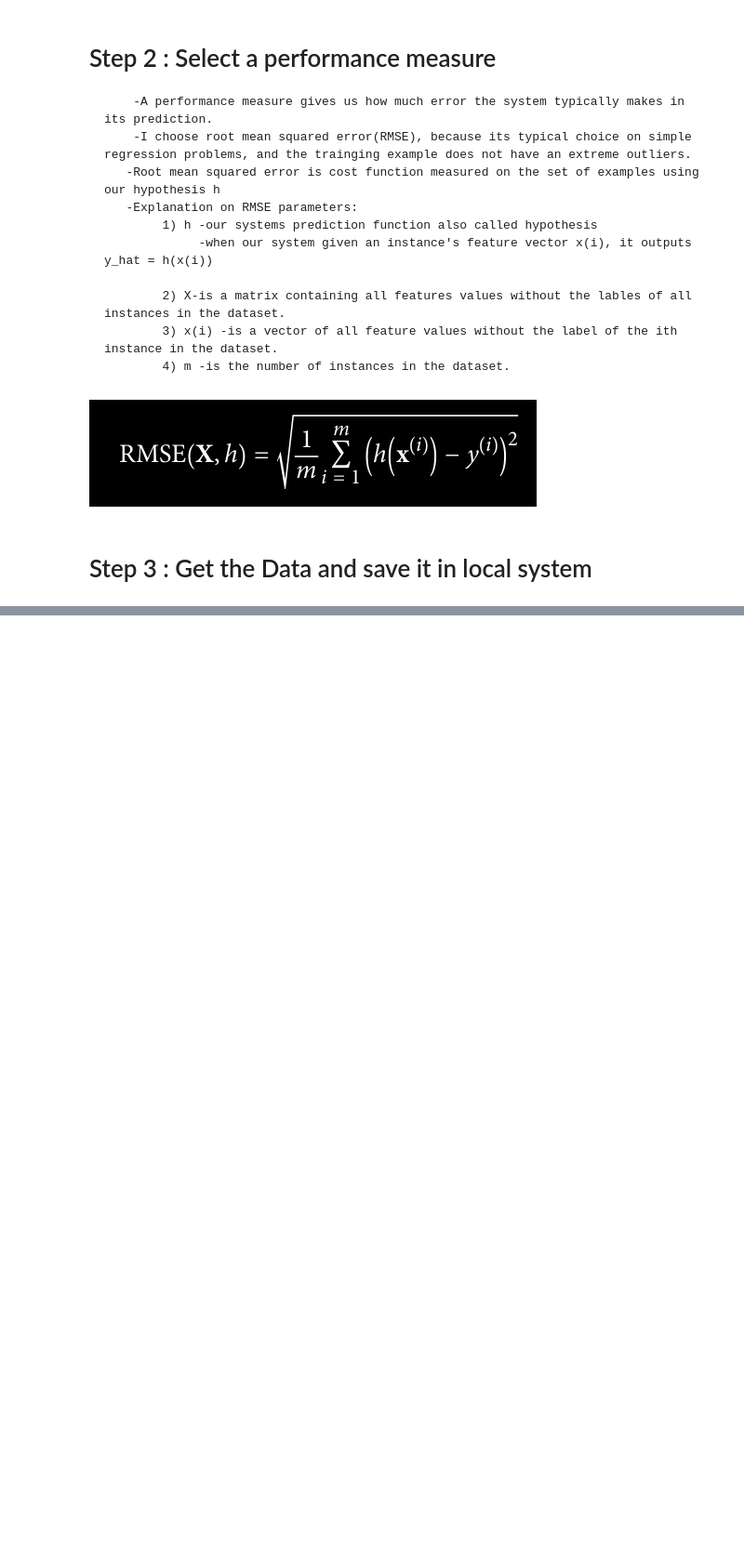
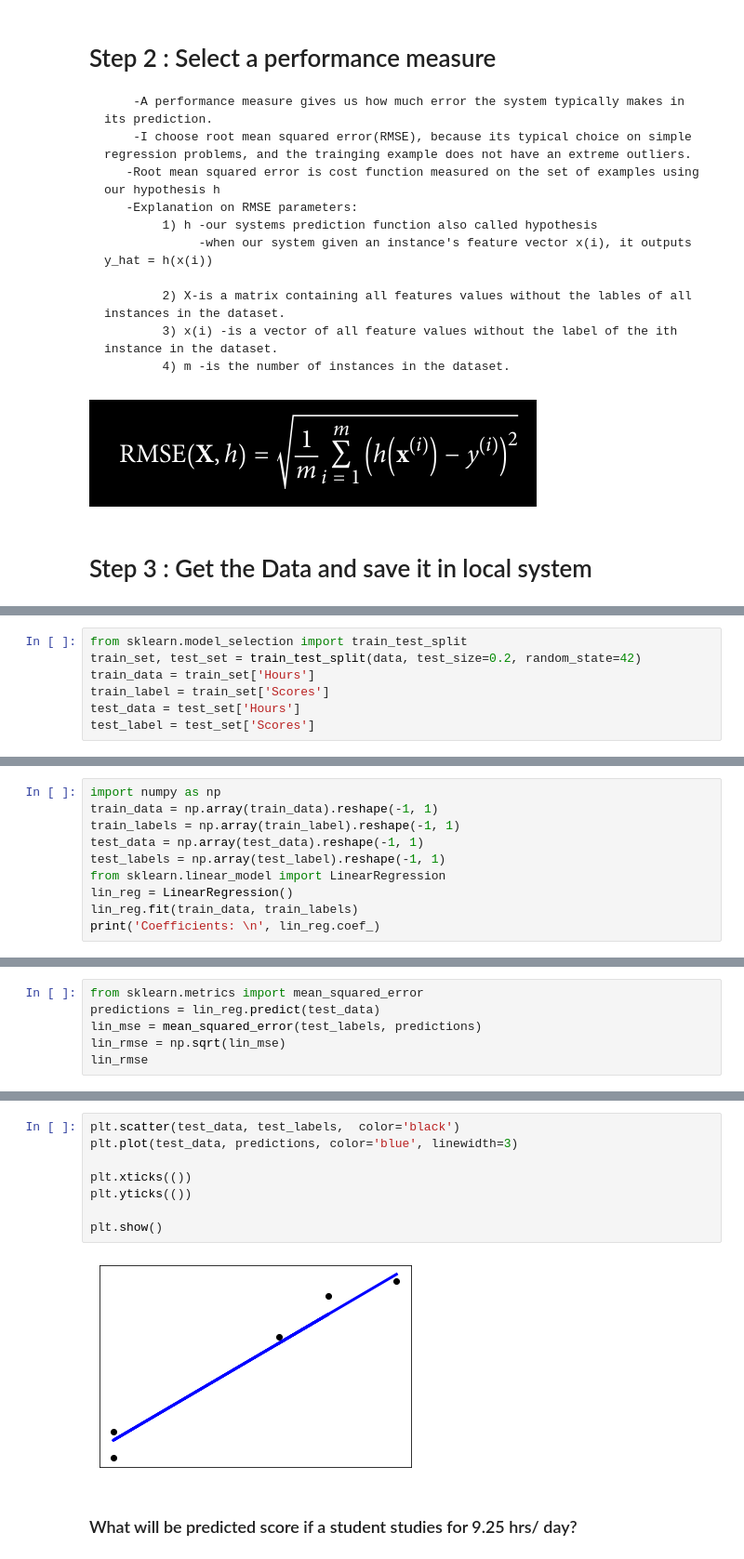
Before and after one commit to Tadele01/The-Sparks-Foundation, a Jupyter notebook: Task 1 Prediction using Supervised ML.ipynb, the cells around one changed output, grey strips where cells are left out. Shown at 93% size. Saved outputs shown, nothing was run; the diff lists cells and outputs as text; blank space fills up the shorter version.

```diff
--- a/Task 1 Prediction using Supervised ML.ipynb
+++ b/Task 1 Prediction using Supervised ML.ipynb
@@ -50,0 +135,7 @@ IsADirectoryError: [Errno 21] Is a directory: 'datasets/task_1/study_hours.csv'
+# %%
+from sklearn.model_selection import train_test_split
+train_set, test_set = train_test_split(data, test_size=0.2, random_state=42)
+train_data = train_set['Hours']
+train_label = train_set['Scores']
+test_data = test_set['Hours']
+test_label = test_set['Scores']
@@ -50,0 +158,10 @@ IsADirectoryError: [Errno 21] Is a directory: 'datasets/task_1/study_hours.csv'
+# %%
+import numpy as np
+train_data = np.array(train_data).reshape(-1, 1)
+train_labels = np.array(train_label).reshape(-1, 1)
+test_data = np.array(test_data).reshape(-1, 1)
+test_labels = np.array(test_label).reshape(-1, 1)
+from sklearn.linear_model import LinearRegression
+lin_reg = LinearRegression()
+lin_reg.fit(train_data, train_labels)
+print('Coefficients: \n', lin_reg.coef_)
@@ -50,0 +185,6 @@ IsADirectoryError: [Errno 21] Is a directory: 'datasets/task_1/study_hours.csv'
+# %%
+from sklearn.metrics import mean_squared_error
+predictions = lin_reg.predict(test_data)
+lin_mse = mean_squared_error(test_labels, predictions)
+lin_rmse = np.sqrt(lin_mse)
+lin_rmse
@@ -50,0 +207,12 @@ IsADirectoryError: [Errno 21] Is a directory: 'datasets/task_1/study_hours.csv'
+# %%
+plt.scatter(test_data, test_labels,  color='black')
+plt.plot(test_data, predictions, color='blue', linewidth=3)
+
+plt.xticks(())
+plt.yticks(())
+
+plt.show()
+# %% [output]
+[figure, added]
+# %% [markdown]
+### What will be predicted score if a student studies for 9.25 hrs/ day?
```
Also changed, not shown: parts of 32 cells of this notebook, 1 other file.
